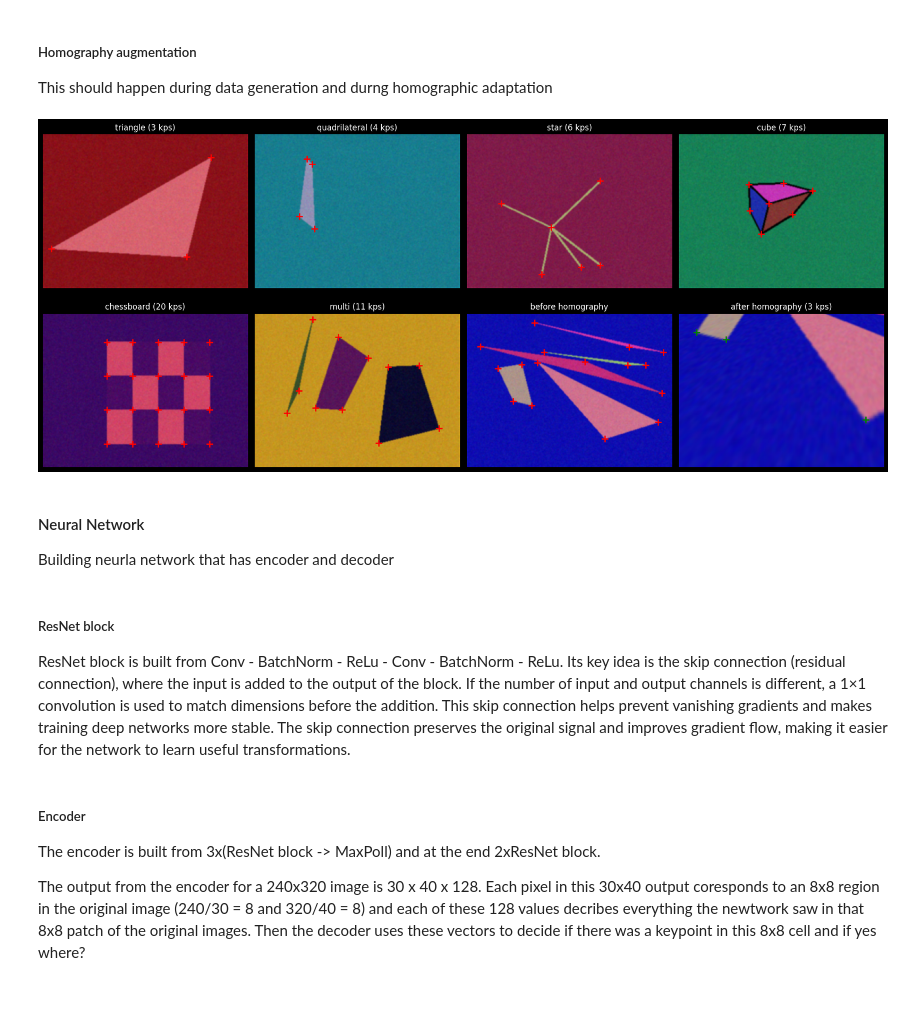
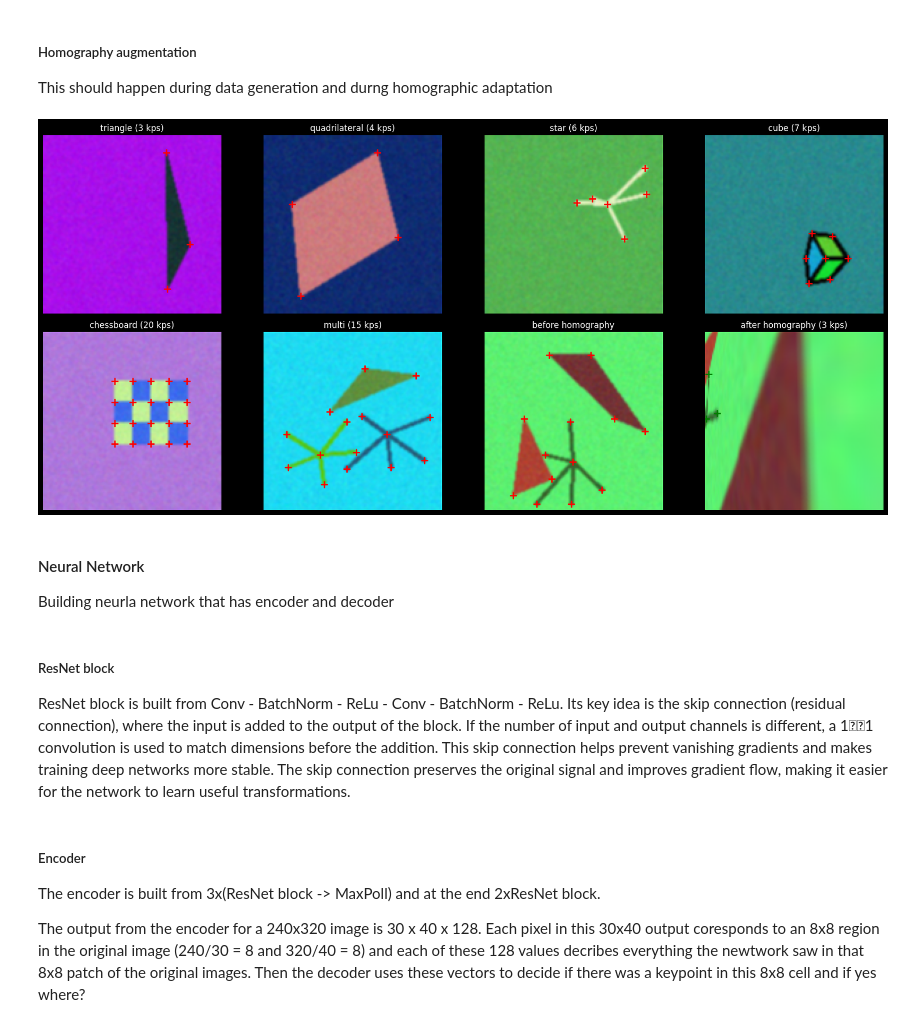
Before and after one commit to korunoskandrea/RV, a Jupyter notebook: vaja_02/detecting_points.ipynb, the cells around one changed output. Drawn from its saved outputs; the diff is of its cells as text; code cells hidden in the pictures; blank space fills up the shorter version.

```diff
--- a/vaja_02/detecting_points.ipynb
+++ b/vaja_02/detecting_points.ipynb
@@ -183,19 +175,19 @@ def get_3d_cube(image, width, height) -> list[list[int]]:
 # %% [markdown]
 ##### Generate images
 # %%
-def generate_image_with_shape(shape, width, height):
+def generate_image_with_shape(shape, width, height) -> tuple[np.ndarray, list[list[int]]]:
     background = get_random_color()
-    image = np.full((height, width, 3), background, np.uint8)  #
+    image = np.full((height, width, 3), background, np.uint8)
     foreground = check_contrast(background, get_random_color())
 
     if shape == 'triangle':
-        keypoints = get_triangle_points(width, height, 20)
-        cv2.fillPoly(image, [np.array(keypoints, np.int32)], foreground)  #
+        keypoints = get_triangle_points(width, height, 10)
+        cv2.fillPoly(image, [np.array(keypoints, np.int32)], foreground)
     elif shape == 'quadrilateral':
-        keypoints = get_quadrilateral_points(width, height)
+        keypoints = get_quadrilateral_points(width, height, 10)
         cv2.fillPoly(image, [np.array(keypoints, np.int32)], foreground)
     elif shape == 'star':
-        keypoints = get_star_points(width, height, 20)
+        keypoints = get_star_points(width, height, 10)
         for point in keypoints[1:]:  # draw lines from center to each outer point
             cv2.line(image, tuple(map(int, keypoints[0])), tuple(map(int, point)), foreground, 2)
     elif shape == 'chessboard':
@@ -221,7 +213,7 @@ def generate_image_with_more_shapes(width, height, num_shapes) -> tuple[np.ndarr
             if shape_type == 'triangle':
                 points = get_triangle_points(width, height, distance=20)
             elif shape_type == 'quadrilateral':
-                points = get_quadrilateral_points(width, height)
+                points = get_quadrilateral_points(width, height, distance=20)
             else:
                 points = get_star_points(width, height, distance=20)
 
@@ -233,9 +225,9 @@ def generate_image_with_more_shapes(width, height, num_shapes) -> tuple[np.ndarr
                 cv2.fillPoly(temp_mask, [np.array(points, np.int32)], 255)
 
             if np.any(occupied_part & temp_mask):
-                continue  # overlaps, try again
+                continue  # overlaps
 
-            # no overlap, draw it
+            # no overlap draw it
             color = check_contrast(background, get_random_color())
             if shape_type == 'star':
                 for point in points[1:]:
@@ -301,59 +292,59 @@ def apply_homography(image, keypoints, width,
     return warped_image, warped_keypoints
 # %%
 def show_sample_grid():
-    IMG_W, IMG_H = 320, 240
+    IMG_W, IMG_H = 128, 128
     fig, axs = plt.subplots(2, 4, figsize=(18, 8))
 
     for ax, s in zip(axs[0], ['triangle', 'quadrilateral', 'star', 'cube']):
-        img, kps = generate_image_with_shape(s, IMG_W, IMG_H)
-        ax.imshow(cv2.cvtColor(img, cv2.COLOR_BGR2RGB))
-        for x, y in kps:
+        image, keypoints = generate_image_with_shape(s, IMG_W, IMG_H)
+        ax.imshow(cv2.cvtColor(image, cv2.COLOR_BGR2RGB))
+        for x, y in keypoints:
             ax.plot(x, y, 'r+', ms=10, mew=2)
-        ax.set_title(f'{s} ({len(kps)} kps)')
+        ax.set_title(f'{s} ({len(keypoints)} kps)')
         ax.axis('off')
 
-    img, kps = generate_image_with_shape('chessboard', IMG_W, IMG_H)
-    axs[1, 0].imshow(cv2.cvtColor(img, cv2.COLOR_BGR2RGB))
-    for x, y in kps:
+    image, keypoints = generate_image_with_shape('chessboard', IMG_W, IMG_H)
+    axs[1, 0].imshow(cv2.cvtColor(image, cv2.COLOR_BGR2RGB))
+    for x, y in keypoints:
         axs[1, 0].plot(x, y, 'r+', ms=10, mew=2)
-    axs[1, 0].set_title(f'chessboard ({len(kps)} kps)')
+    axs[1, 0].set_title(f'chessboard ({len(keypoints)} kps)')
     axs[1, 0].axis('off')
 
-    img, kps = generate_image_with_more_shapes(IMG_W, IMG_H, 5)
-    axs[1, 1].imshow(cv2.cvtColor(img, cv2.COLOR_BGR2RGB))
-    for x, y in kps:
+    image, keypoints = generate_image_with_more_shapes(IMG_W, IMG_H, 5)
+    axs[1, 1].imshow(cv2.cvtColor(image, cv2.COLOR_BGR2RGB))
+    for x, y in keypoints:
         axs[1, 1].plot(x, y, 'r+', ms=10, mew=2)
-    axs[1, 1].set_title(f'multi ({len(kps)} kps)')
+    axs[1, 1].set_title(f'multi ({len(keypoints)} kps)')
     axs[1, 1].axis('off')
 
-    img, kps = generate_image_with_more_shapes(IMG_W, IMG_H, 5)
-    img2, kps2 = apply_homography(img, kps, IMG_W, IMG_H)
-    axs[1, 2].imshow(cv2.cvtColor(img, cv2.COLOR_BGR2RGB))
-    for x, y in kps:
+    image, keypoints = generate_image_with_more_shapes(IMG_W, IMG_H, 5)
+    img2, kps2 = apply_homography(image, keypoints, IMG_W, IMG_H)
+    axs[1, 2].imshow(cv2.cvtColor(image, cv2.COLOR_BGR2RGB))
+    for x, y in keypoints:
         axs[1, 2].plot(x, y, 'r+', ms=10, mew=2)
     axs[1, 2].set_title('before homography')
     axs[1, 2].axis('off')
 
     axs[1, 3].imshow(cv2.cvtColor(img2, cv2.COLOR_BGR2RGB))
     for x, y in kps2:
         axs[1, 3].plot(x, y, 'g+', ms=10, mew=2)
     axs[1, 3].set_title(f'after homography ({len(kps2)} kps)')
     axs[1, 3].axis('off')
 
     plt.tight_layout()
     plt.show()
 
 
 show_sample_grid()
 # %% [output]
-[figure, old version]
+[figure, new version]
 # %% [markdown]
 #### Neural Network
 Building neurla network that has encoder and decoder
 # %% [markdown]
 ##### ResNet block
 ResNet block is built from Conv - BatchNorm - ReLu - Conv - BatchNorm - ReLu. Its key idea is the skip connection (residual connection), where the input is added to the output of the block.
-If the number of input and output channels is different, a 1×1 convolution is used to match dimensions before the addition.
+If the number of input and output channels is different, a 1﷿﷿1 convolution is used to match dimensions before the addition.
 This skip connection helps prevent vanishing gradients and makes training deep networks more stable. The skip connection preserves the original signal and improves gradient flow, making it easier for the network to learn useful transformations.
 # %%
 class ResNetBlock(nn.Module):
```
Also changed, not shown: parts of 20 cells of this notebook, 6 other files.
